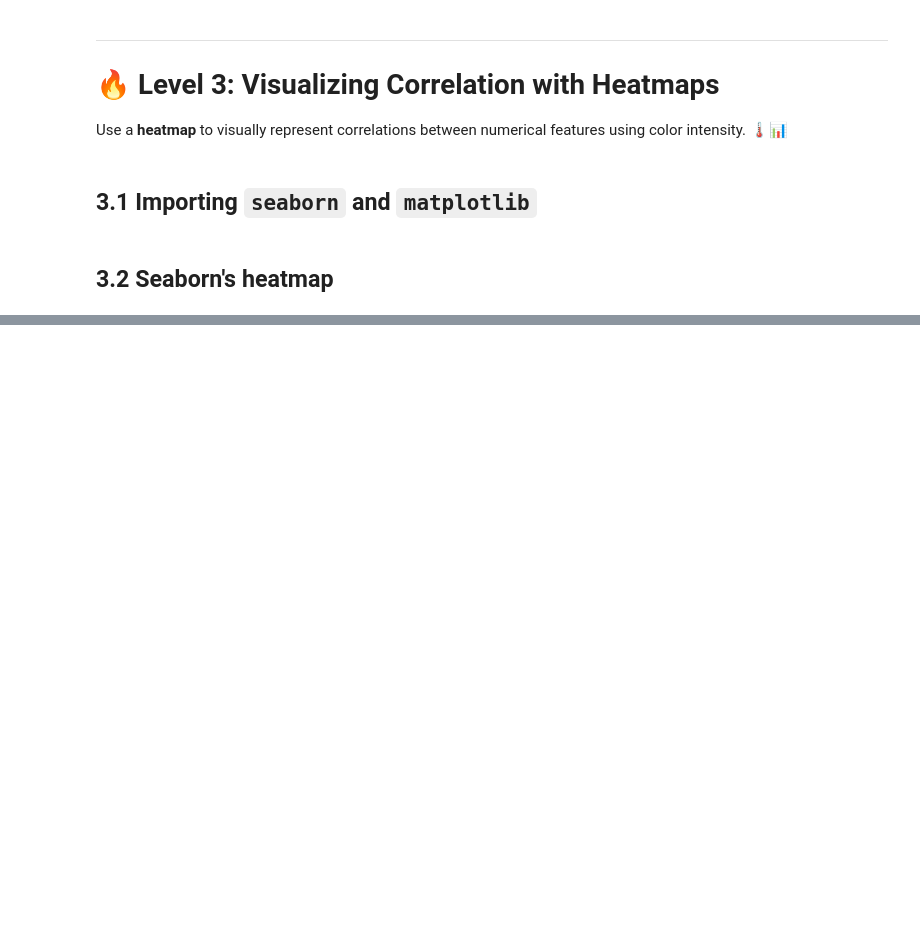
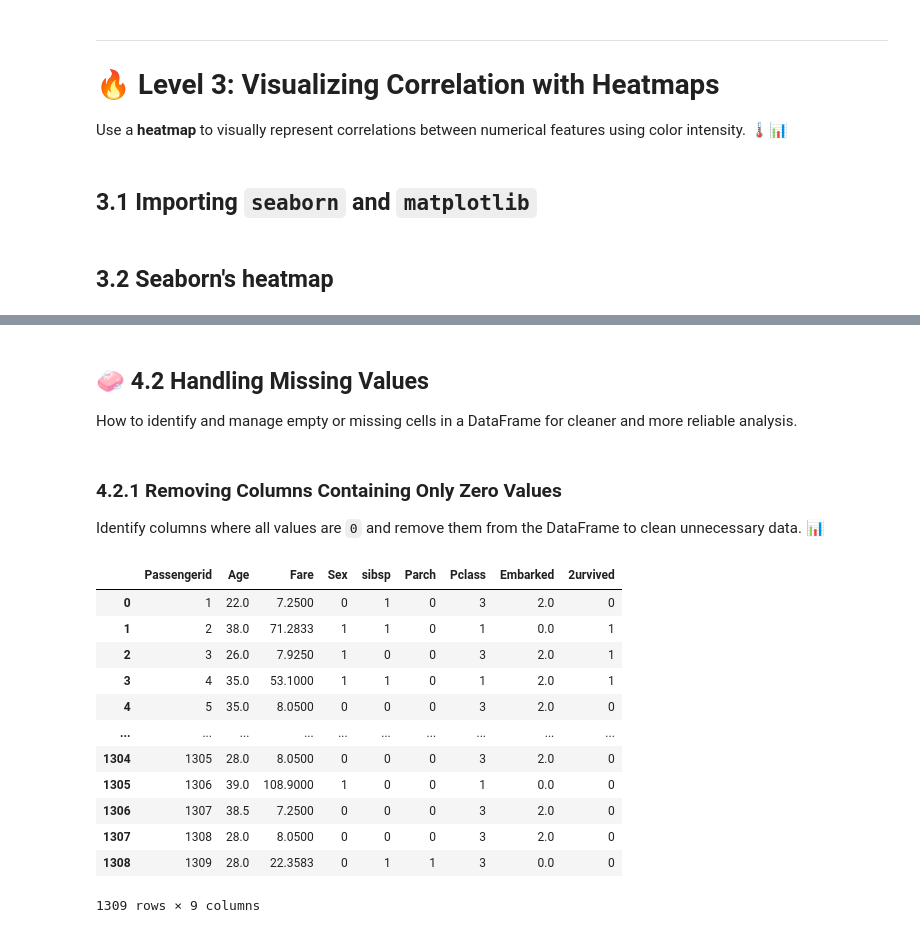
Before and after one commit to ahmedfakhar747/pandas-for-data-science, a Jupyter notebook: Pandas_2_Correlation_Analysis.ipynb, the cells around one changed output, grey strips where cells are left out. Saved outputs shown, nothing was run; the diff lists cells and outputs as text; code cells hidden in the pictures; blank space fills up the shorter version.

```diff
--- a/Pandas_2_Correlation_Analysis.ipynb
+++ b/Pandas_2_Correlation_Analysis.ipynb
@@ -115,0 +152,26 @@ sns.heatmap(corelation)
+# %% [markdown]
+## 🧼 4.2 Handling Missing Values
+
+How to identify and manage empty or missing cells in a DataFrame for cleaner and more reliable analysis.
+# %% [markdown]
+### 4.2.1 Removing Columns Containing Only Zero Values
+
+Identify columns where all values are `0` and remove them from the DataFrame to clean unnecessary data. 📊
+# %%
+cols_to_drop = titanic_dataset2.columns[(titanic_dataset2 == 0).all()]
+new_data = titanic_dataset2.drop(columns=cols_to_drop)
+new_data
+# %% [output]
+|  | Passengerid | Age | Fare | Sex | sibsp | Parch | Pclass | Embarked | 2urvived |
+| 0 | 1 | 22.0 | 7.2500 | 0 | 1 | 0 | 3 | 2.0 | 0 |
+| 1 | 2 | 38.0 | 71.2833 | 1 | 1 | 0 | 1 | 0.0 | 1 |
+| 2 | 3 | 26.0 | 7.9250 | 1 | 0 | 0 | 3 | 2.0 | 1 |
+| 3 | 4 | 35.0 | 53.1000 | 1 | 1 | 0 | 1 | 2.0 | 1 |
+| 4 | 5 | 35.0 | 8.0500 | 0 | 0 | 0 | 3 | 2.0 | 0 |
+| ... | ... | ... | ... | ... | ... | ... | ... | ... | ... |
+| 1304 | 1305 | 28.0 | 8.0500 | 0 | 0 | 0 | 3 | 2.0 | 0 |
+| 1305 | 1306 | 39.0 | 108.9000 | 1 | 0 | 0 | 1 | 0.0 | 0 |
+| 1306 | 1307 | 38.5 | 7.2500 | 0 | 0 | 0 | 3 | 2.0 | 0 |
+| 1307 | 1308 | 28.0 | 8.0500 | 0 | 0 | 0 | 3 | 2.0 | 0 |
+| 1308 | 1309 | 28.0 | 22.3583 | 0 | 1 | 1 | 3 | 0.0 | 0 |
+1309 rows × 9 columns
```
Also changed, not shown: parts of 7 cells of this notebook.
